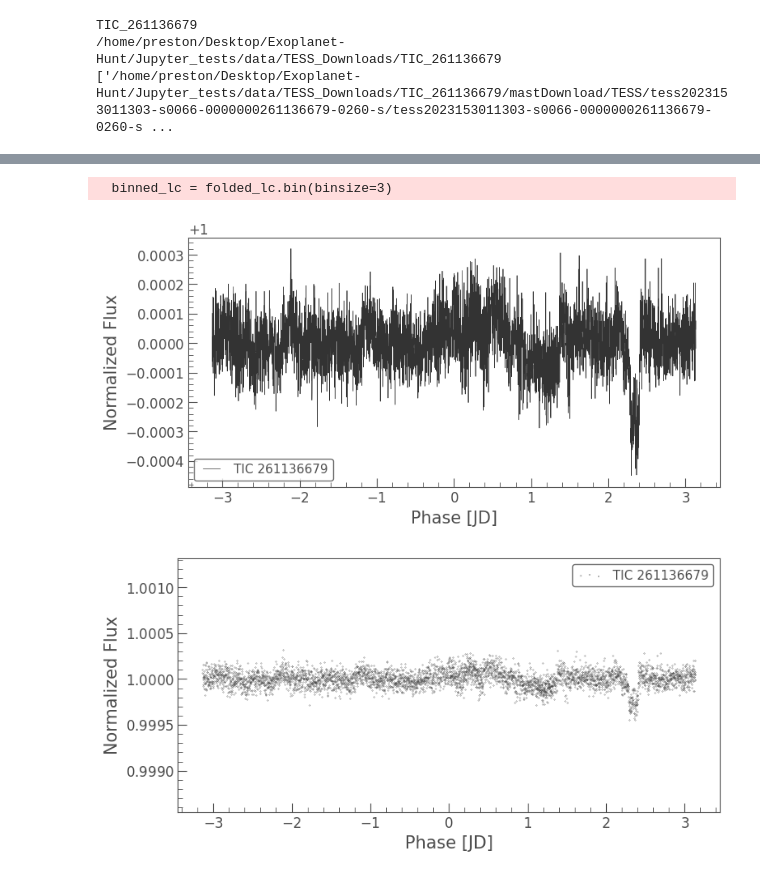
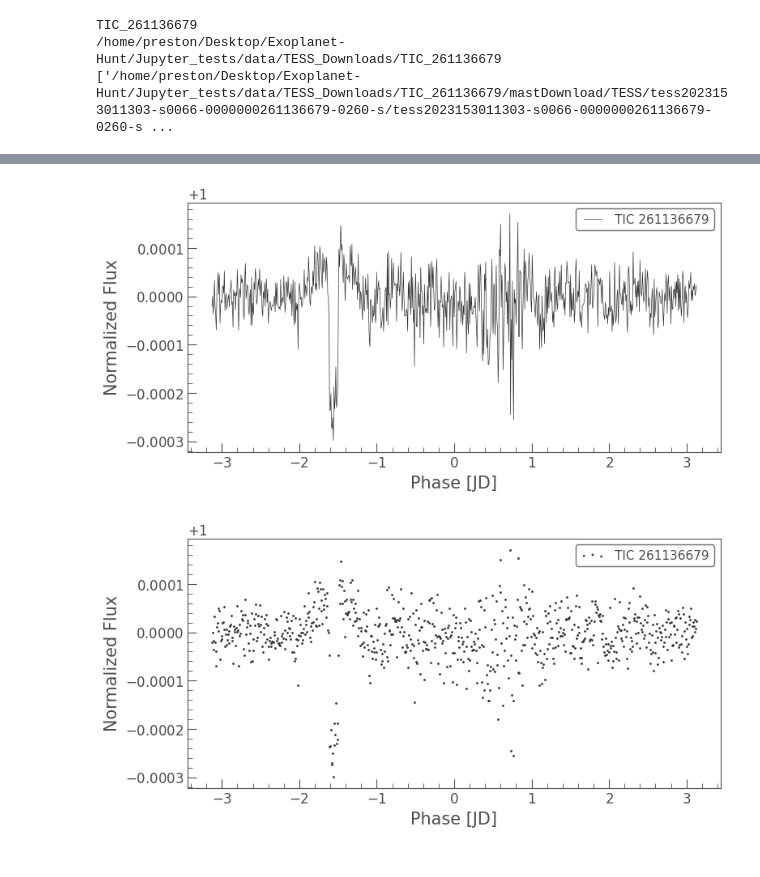
Before and after one commit to PKR000/Exoplanet-Hunt, a Jupyter notebook: Jupyter_tests/lightkurveTest.ipynb, the cells around one changed output, grey strips where cells are left out. Saved outputs shown, nothing was run; the diff lists cells and outputs as text; code cells hidden in the pictures.

Commit message:
Updated lightkurveTest to have more functionality.

```diff
--- a/Jupyter_tests/lightkurveTest.ipynb
+++ b/Jupyter_tests/lightkurveTest.ipynb
@@ -46,0 +49,10 @@ plt.show()
+# %%
+#the flatten function needs a set window, otherwise it may erase transit signals
+observation_time = int(get_number_of_days(lc))
+print(observation_time)
+dynamic_window = observation_time*30
+
+#flattened data
+flat_lc = lc.flatten(window_length=dynamic_window)
+flat_lc.scatter()
+plt.show()
@@ -46,0 +62,4 @@ plt.show()
+# %%
+flatclip_lc = flat_lc.remove_outliers(sigma_upper=3,sigma_lower=5)
+flatclip_lc.scatter(s=0.2)
+plt.show()
@@ -62,6 +86,7 @@ plt.show()
 # %%
+#assuming no mask was used, periodogram will find periodicity in possible transit
 import numpy as np
-periodogram = clipped_lc.to_periodogram(method='bls', period=np.arange(1, 10, 0.001))
+periodogram = flatclip_lc.to_periodogram(method='bls', period=np.arange(1, 15, 0.001))
 periodogram.plot()
 plt.show()
 # %% [output]
@@ -82,0 +94,11 @@ Best fit period: 6.27100 d
+# %%
+#using the peak of the periodogram to fold the light curve
+best_fit_period = periodogram.period_at_max_power
+print('Best fit period: {:.5f}'.format(best_fit_period))
+
+#an attempt to center the transit even at 0 phase. Will not always work.(like file 11)
+t0 = flatclip_lc.time[np.argmin(flatclip_lc.flux)]
+
+folded_lc = flatclip_lc.fold(best_fit_period, t0=t0)
+folded_lc.scatter(s=0.2)
+plt.show()
@@ -83,10 +108,10 @@ Best fit period: 6.27100 d
 # %%
-binned_lc = folded_lc.bin(binsize=3)
+#sometimes binning can help to see the data better
+binned_lc = folded_lc.bin(time_bin_size=0.008)
 binned_lc.plot()
-binned_lc.scatter(s=0.2)
-plt.ylim([min(binned_lc.flux) - 0.001, max(binned_lc.flux) + 0.001])
+binned_lc.scatter()
+#plt.ylim([min(binned_lc.flux) - 0.001, max(binned_lc.flux) + 0.001])
 plt.show()
 # %% [output]
-  binned_lc = folded_lc.bin(binsize=3)
-[figure, old version]
+[figure, new version]
-[figure, old version]
+[figure, new version]
```
Also changed, not shown: parts of 11 cells of this notebook.
